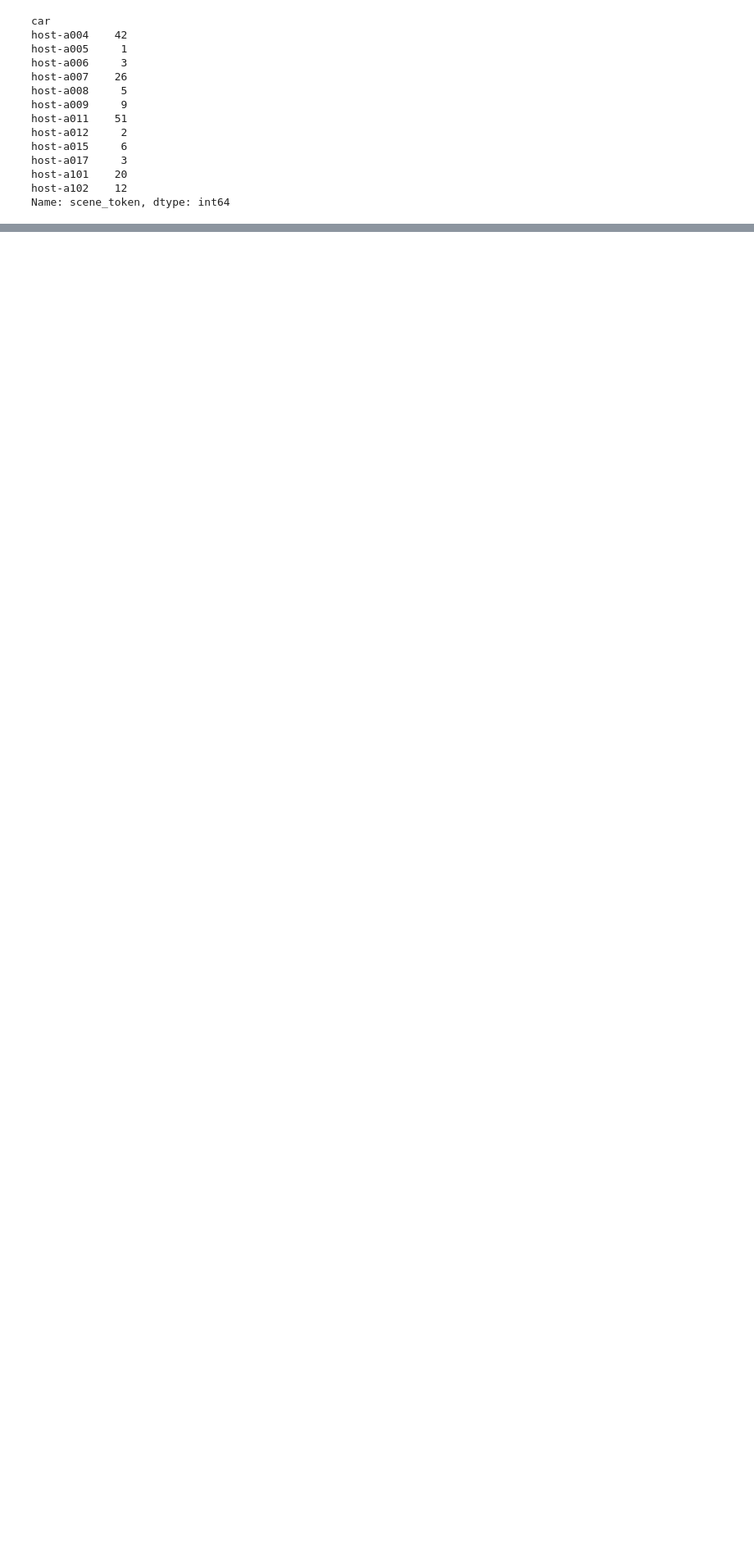
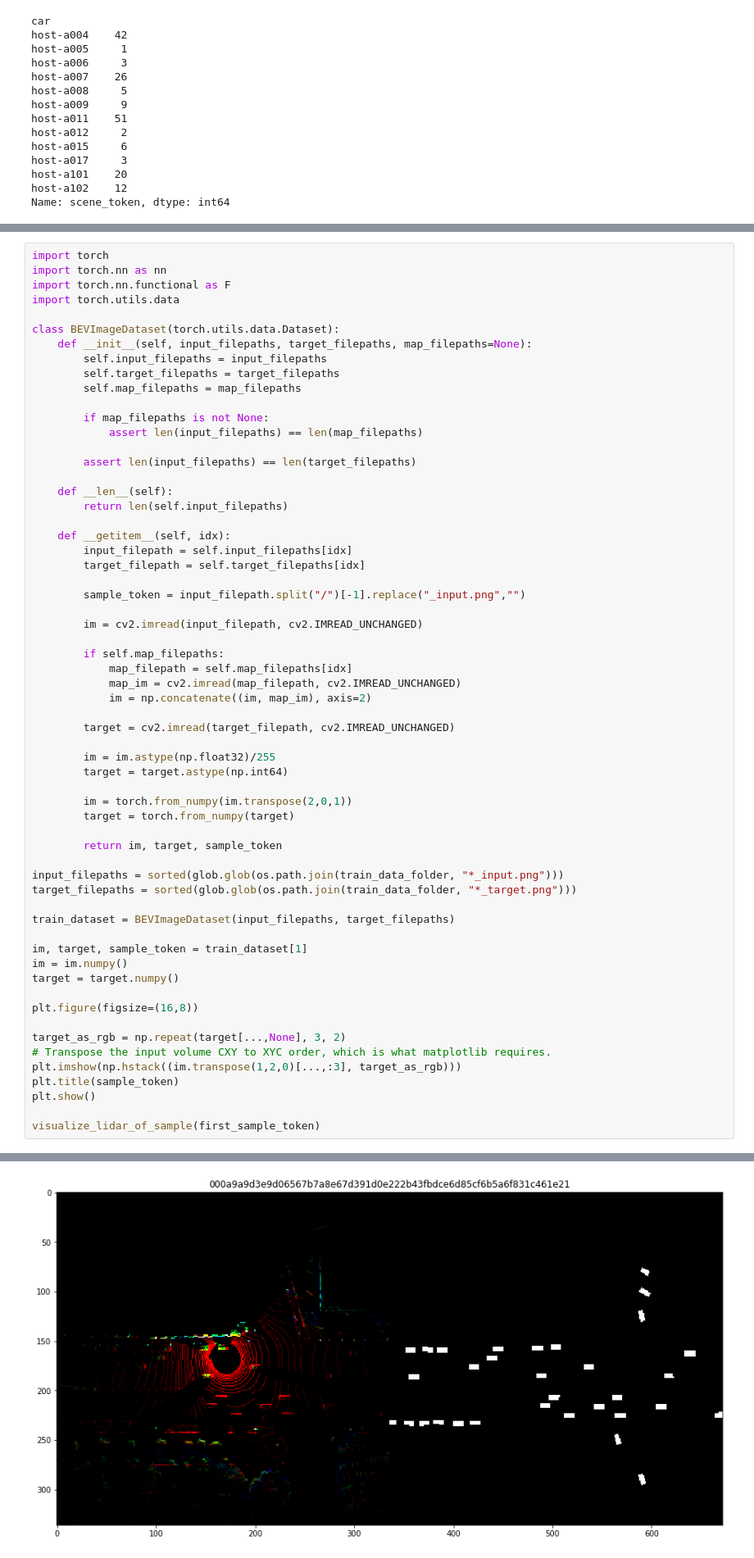
Before and after one commit to jsaurabh/3d-object-detection, a Jupyter notebook: unet.ipynb, the cells around one changed output, grey strips where cells are left out. Shown at 82% size. Drawn from its saved outputs; the diff is of its cells as text; blank space fills up the shorter version.

```diff
--- a/unet.ipynb
+++ b/unet.ipynb
@@ -88,0 +378,62 @@ Name: scene_token, dtype: int64
+# %%
+import torch
+import torch.nn as nn
+import torch.nn.functional as F
+import torch.utils.data
+
+class BEVImageDataset(torch.utils.data.Dataset):
+    def __init__(self, input_filepaths, target_filepaths, map_filepaths=None):
+        self.input_filepaths = input_filepaths
+        self.target_filepaths = target_filepaths
+        self.map_filepaths = map_filepaths
+
+        if map_filepaths is not None:
+            assert len(input_filepaths) == len(map_filepaths)
+
+        assert len(input_filepaths) == len(target_filepaths)
+
+    def __len__(self):
+        return len(self.input_filepaths)
+
+    def __getitem__(self, idx):
+        input_filepath = self.input_filepaths[idx]
+        target_filepath = self.target_filepaths[idx]
+
+        sample_token = input_filepath.split("/")[-1].replace("_input.png","")
+
+        im = cv2.imread(input_filepath, cv2.IMREAD_UNCHANGED)
+
+        if self.map_filepaths:
+            map_filepath = self.map_filepaths[idx]
+            map_im = cv2.imread(map_filepath, cv2.IMREAD_UNCHANGED)
+            im = np.concatenate((im, map_im), axis=2)
+
+        target = cv2.imread(target_filepath, cv2.IMREAD_UNCHANGED)
+
+        im = im.astype(np.float32)/255
+        target = target.astype(np.int64)
+
+        im = torch.from_numpy(im.transpose(2,0,1))
+        target = torch.from_numpy(target)
+
+        return im, target, sample_token
+
+input_filepaths = sorted(glob.glob(os.path.join(train_data_folder, "*_input.png")))
+target_filepaths = sorted(glob.glob(os.path.join(train_data_folder, "*_target.png")))
+
+train_dataset = BEVImageDataset(input_filepaths, target_filepaths)
+
+im, target, sample_token = train_dataset[1]
+im = im.numpy()
+target = target.numpy()
+
+plt.figure(figsize=(16,8))
+
+target_as_rgb = np.repeat(target[...,None], 3, 2)
+# Transpose the input volume CXY to XYC order, which is what matplotlib requires.
+plt.imshow(np.hstack((im.transpose(1,2,0)[...,:3], target_as_rgb)))
+plt.title(sample_token)
+plt.show()
+
+visualize_lidar_of_sample(first_sample_token)
+# %% [output]
@@ -88,0 +441 @@ Name: scene_token, dtype: int64
+[figure, added]
```
Also changed, not shown: parts of 50 cells of this notebook, 3 other files.
